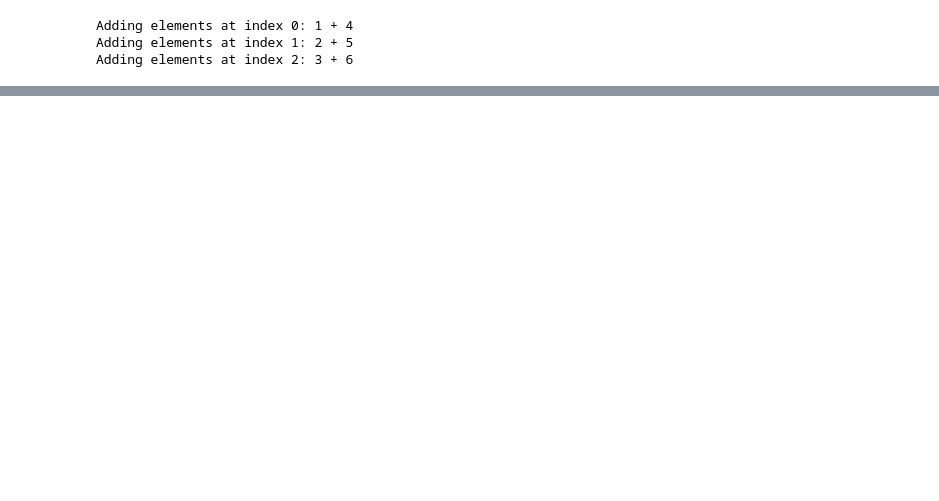
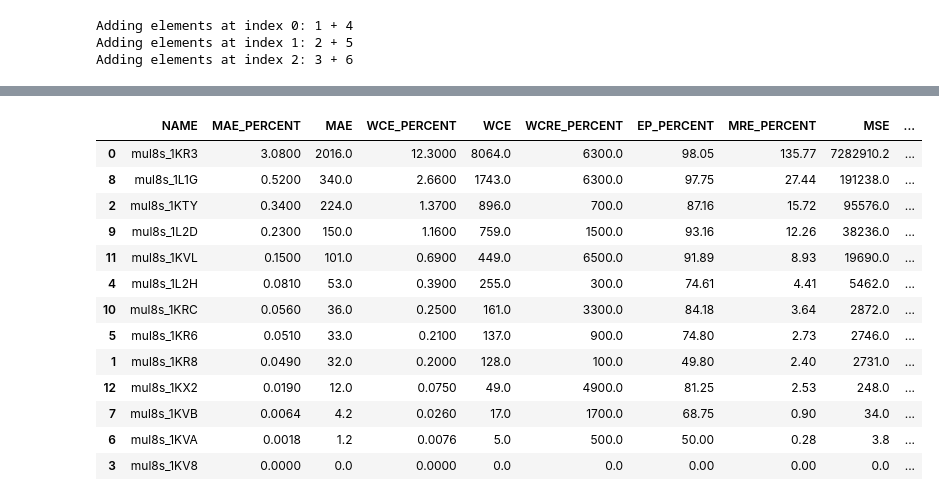
Before and after one commit to agrenier-gnss/axcgnss, a Jupyter notebook: signal_theory.ipynb, the cells around one changed output, grey strips where cells are left out. Cells and saved outputs as stored; diff of their text form; code cells hidden in the pictures; blank space fills up the shorter version.

```diff
--- a/signal_theory.ipynb
+++ b/signal_theory.ipynb
@@ -101,0 +150,18 @@ Adding elements at index 2: 3 + 6
+# %%
+df = df.sort_values(by=['MAE'], ascending=False)
+df
+# %% [output]
+|  | NAME | MAE_PERCENT | MAE | WCE_PERCENT | WCE | WCRE_PERCENT | EP_PERCENT | MRE_PERCENT | MSE | ... |
+| 0 | mul8s_1KR3 | 3.0800 | 2016.0 | 12.3000 | 8064.0 | 6300.0 | 98.05 | 135.77 | 7282910.2 | ... |
+| 8 | mul8s_1L1G | 0.5200 | 340.0 | 2.6600 | 1743.0 | 6300.0 | 97.75 | 27.44 | 191238.0 | ... |
+| 2 | mul8s_1KTY | 0.3400 | 224.0 | 1.3700 | 896.0 | 700.0 | 87.16 | 15.72 | 95576.0 | ... |
+| 9 | mul8s_1L2D | 0.2300 | 150.0 | 1.1600 | 759.0 | 1500.0 | 93.16 | 12.26 | 38236.0 | ... |
+| 11 | mul8s_1KVL | 0.1500 | 101.0 | 0.6900 | 449.0 | 6500.0 | 91.89 | 8.93 | 19690.0 | ... |
+| 4 | mul8s_1L2H | 0.0810 | 53.0 | 0.3900 | 255.0 | 300.0 | 74.61 | 4.41 | 5462.0 | ... |
+| 10 | mul8s_1KRC | 0.0560 | 36.0 | 0.2500 | 161.0 | 3300.0 | 84.18 | 3.64 | 2872.0 | ... |
+| 5 | mul8s_1KR6 | 0.0510 | 33.0 | 0.2100 | 137.0 | 900.0 | 74.80 | 2.73 | 2746.0 | ... |
+| 1 | mul8s_1KR8 | 0.0490 | 32.0 | 0.2000 | 128.0 | 100.0 | 49.80 | 2.40 | 2731.0 | ... |
+| 12 | mul8s_1KX2 | 0.0190 | 12.0 | 0.0750 | 49.0 | 4900.0 | 81.25 | 2.53 | 248.0 | ... |
+| 7 | mul8s_1KVB | 0.0064 | 4.2 | 0.0260 | 17.0 | 1700.0 | 68.75 | 0.90 | 34.0 | ... |
+| 6 | mul8s_1KVA | 0.0018 | 1.2 | 0.0076 | 5.0 | 500.0 | 50.00 | 0.28 | 3.8 | ... |
+| 3 | mul8s_1KV8 | 0.0000 | 0.0 | 0.0000 | 0.0 | 0.0 | 0.00 | 0.00 | 0.0 | ... |
```
Also changed, not shown: parts of 9 cells of this notebook, 4 other files.
